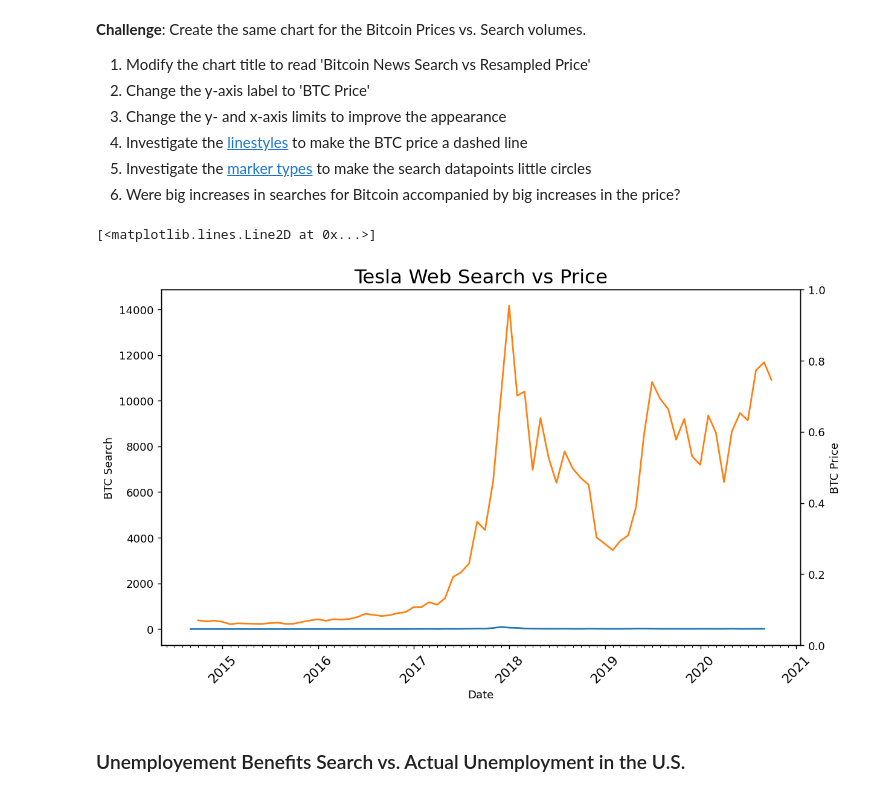
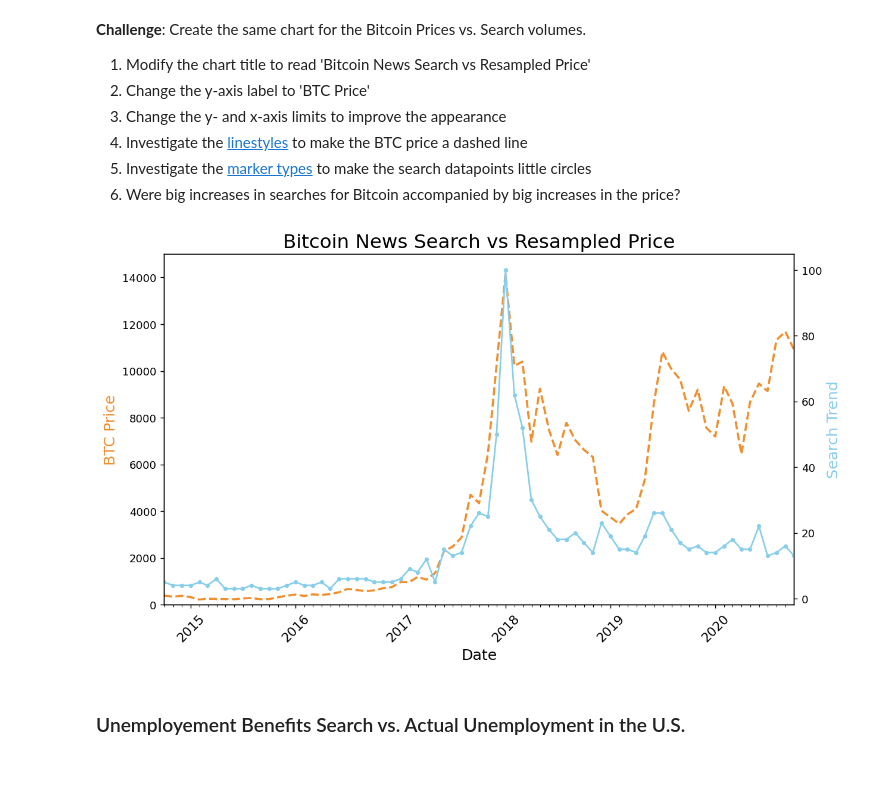
Before and after one commit to AbrahamPadua/Google-Trends-Visualization, a Jupyter notebook: Google Trends Data/Google Trends and Data Visualisation (start).ipynb, the cells around one changed output. Saved outputs shown, nothing was run; the diff lists cells and outputs as text; code cells hidden in the pictures; blank space fills up the shorter version.

Commit message:
Finished Visualization of Google Trends

```diff
--- a/Google Trends Data/Google Trends and Data Visualisation (start).ipynb
+++ b/Google Trends Data/Google Trends and Data Visualisation (start).ipynb
@@ -219,32 +219,32 @@ plt.show()
 5. Investigate the [marker types](https://matplotlib.org/3.2.1/api/markers_api.html) to make the search datapoints little circles <br>
 6. Were big increases in searches for Bitcoin accompanied by big increases in the price?
 # %%
-# Create locators for ticks on the time axis
-years = mdates.YearLocator()
-months = mdates.MonthLocator()
-years_fmt = mdates.DateFormatter("%Y")
-
 plt.figure(figsize=(10.5,6), dpi=130)
-plt.title('Tesla Web Search vs Price', fontsize=18)
+plt.title('Bitcoin News Search vs Resampled Price', fontsize=18)
 plt.xticks(fontsize=12, rotation=45)
 
 ax1 = plt.gca()
 ax2 = ax1.twinx()
 
 # format ticks
 ax1.xaxis.set_major_locator(years)
 ax1.xaxis.set_major_formatter(years_fmt)
 ax1.xaxis.set_minor_locator(months)
 
-ax1.set_xlabel("Date")
-ax1.set_ylabel("BTC Search", fontsize=14)
-ax2.set_ylabel("BTC Price", fontsize=14)
+# Set the minimum and maximum values on the axes
+ax1.set_ylim(bottom=0, top=15000)
+ax1.set_xlim([df_btc_monthly.index.min(), df_btc_monthly.index.max()])
 
-ax1.plot(df_btc_search.MONTH, df_btc_search.BTC_NEWS_SEARCH)
-ax1.plot(df_btc_monthly.DATE, df_btc_monthly.CLOSE)
+ax1.set_xlabel("Date", fontsize=14)
+ax1.set_ylabel('BTC Price', color='#F08F2E', fontsize=14)
+ax2.set_ylabel('Search Trend', color='skyblue', fontsize=14)
+
+ax2.plot(df_btc_monthly.index, df_btc_search.BTC_NEWS_SEARCH, ".-",color='skyblue')
+ax1.plot(df_btc_monthly.index, df_btc_monthly.CLOSE, "--",color='#F08F2E', linewidth=2)
+
+plt.show()
 # %% [output]
-[<matplotlib.lines.Line2D at 0x...>]
-[figure, old version]
+[figure, new version]
 # %% [markdown]
 ### Unemployement Benefits Search vs. Actual Unemployment in the U.S.
 # %% [markdown]
```
Also changed, not shown: parts of 6 cells of this notebook.
